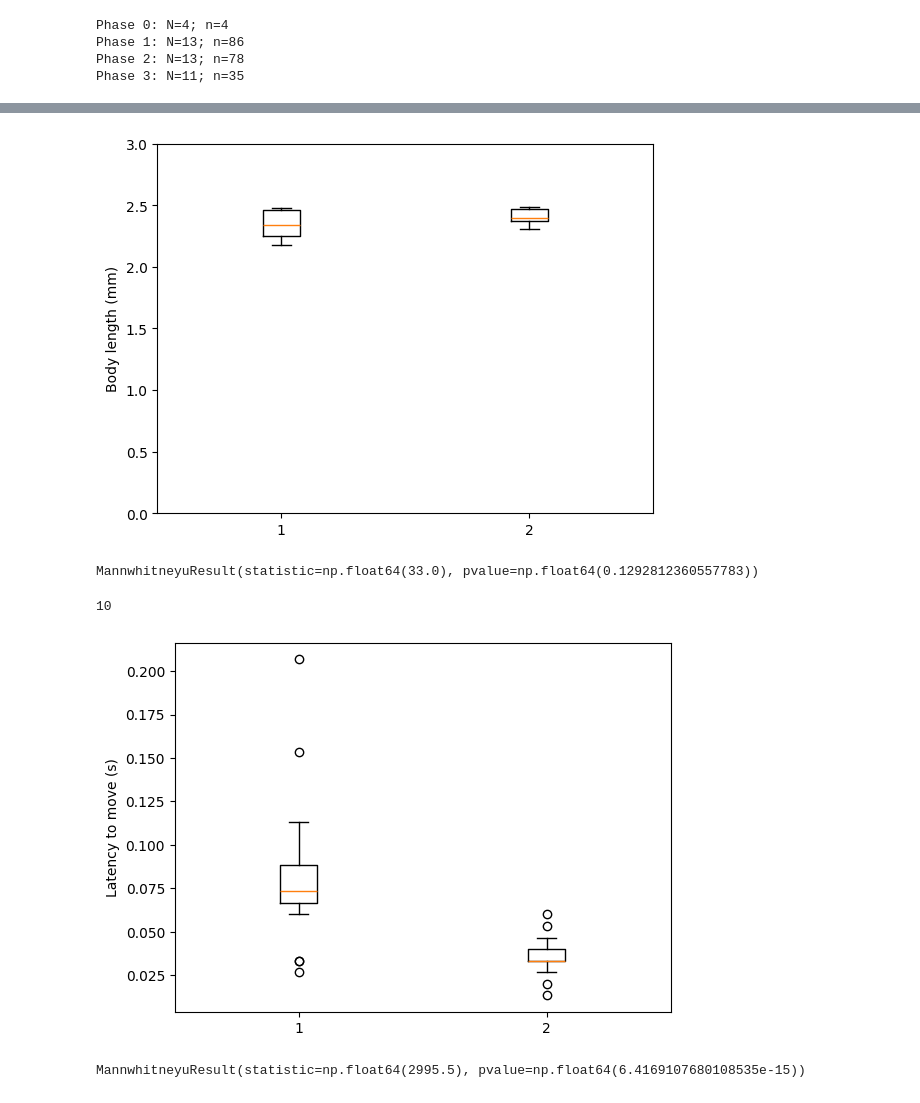
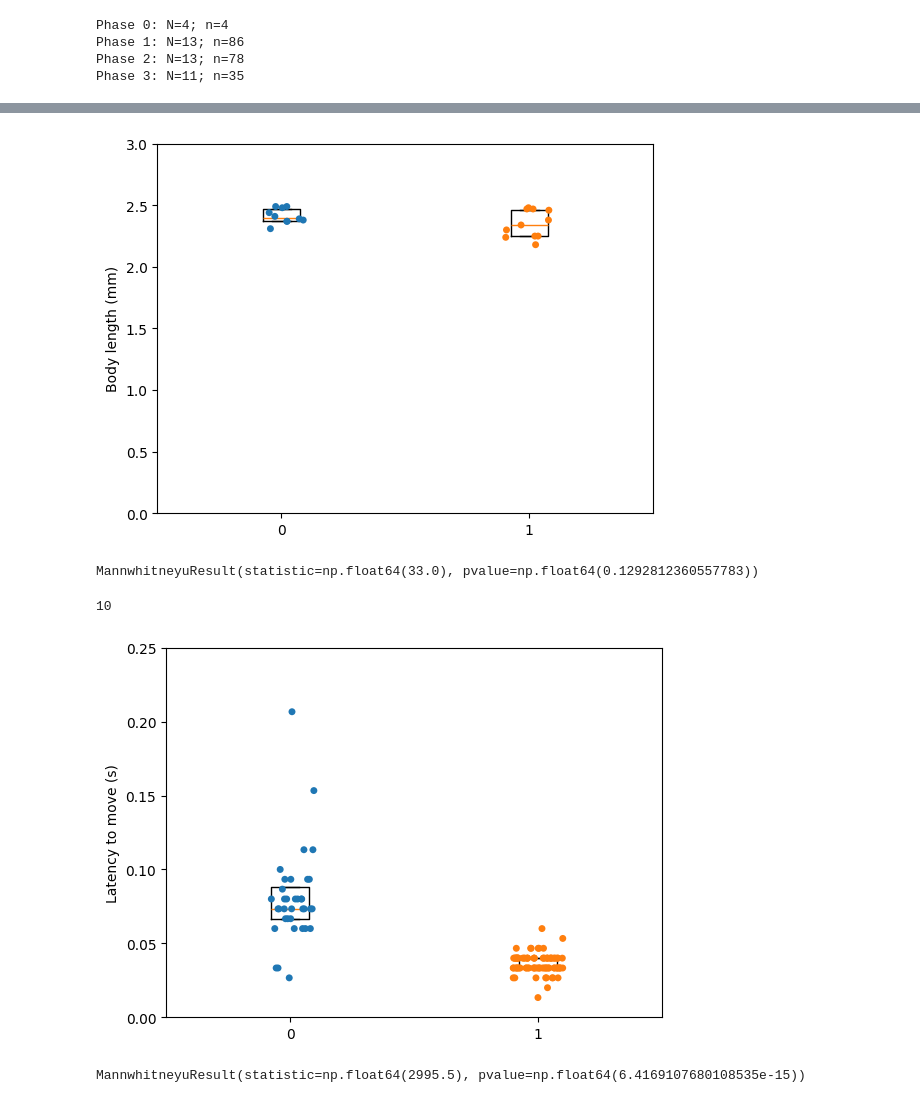
Before and after one commit to chrisjdallmann/roadrunner, a Jupyter notebook: code/gap-crossing_analysis.ipynb, the cells around one changed output, grey strips where cells are left out. Saved outputs shown, nothing was run; the diff lists cells and outputs as text; code cells hidden in the pictures.

```diff
--- a/code/gap-crossing_analysis.ipynb
+++ b/code/gap-crossing_analysis.ipynb
@@ -114,16 +115,17 @@ df_rr = df_rr[['animal_id', 'body_length']].drop_duplicates()
 length_rr = df_rr.body_length.tolist()
 
 # Plot length
-plt.boxplot([length_ctrl, length_rr], positions=[1,2])
+plt.boxplot([length_rr, length_ctrl], positions=[0,1], showfliers=False, whis=0)
+sns.stripplot([length_rr, length_ctrl])
 plt.ylabel('Body length (mm)')
 plt.ylim([0,3])
-#plt.savefig(r'C:\Users\Chris\Desktop\figure.eps', format='eps', transparent=True)
+plt.savefig(r'C:\Users\Chris\Desktop\figure.eps', format='eps', transparent=True)
 plt.show()
 
 # Mann-Whitney U test for non-normally distributed (nonparametric) data
 scipy.stats.mannwhitneyu(length_ctrl,length_rr)
 # %% [output]
-[figure, old version]
+[figure, new version]
 MannwhitneyuResult(statistic=np.float64(33.0), pvalue=np.float64(0.1292812360557783))
 # %%
 len(length_rr)
@@ -132,29 +134,31 @@ len(length_rr)
 # %%
 # Plot latency to move
 
 # Load data and calculate latency
 dataset = 'gap_rr_cschrimson.csv'
-df_RR = pd.read_csv(data_dir+dataset)
-df_RR = df_RR.dropna(subset=["movement_onset"])
-latency_to_move_RR = (df_RR["movement_onset"] - df_RR["stimulus_onset"]) / sampling_rate
-latency_to_move_RR = latency_to_move_RR.tolist()
+df_rr = pd.read_csv(data_dir+dataset)
+df_rr = df_rr.dropna(subset=["movement_onset"])
+latency_to_move_rr = (df_rr["movement_onset"] - df_rr["stimulus_onset"]) / sampling_rate
+latency_to_move_rr = latency_to_move_rr.tolist()
 
 dataset = 'gap_mdn_cschrimson.csv'
-df_MDN = pd.read_csv(data_dir+dataset)
-df_MDN = df_MDN.dropna(subset=["movement_onset"])
-latency_to_move_MDN = (df_MDN["movement_onset"] - df_MDN["stimulus_onset"]) / sampling_rate
-latency_to_move_MDN = latency_to_move_MDN.tolist()
+df_mdn = pd.read_csv(data_dir+dataset)
+df_mdn = df_mdn.dropna(subset=["movement_onset"])
+latency_to_move_mdn = (df_mdn["movement_onset"] - df_mdn["stimulus_onset"]) / sampling_rate
+latency_to_move_mdn = latency_to_move_mdn.tolist()
 
 # Plot latency
-plt.boxplot([latency_to_move_RR, latency_to_move_MDN], positions=[1,2])
+plt.boxplot([latency_to_move_rr, latency_to_move_mdn], positions=[0,1], showfliers=False, whis=0)
+sns.stripplot([latency_to_move_rr, latency_to_move_mdn])
 plt.ylabel('Latency to move (s)')
-#plt.savefig(r'C:\Users\Chris\Desktop\gap-crossing.eps', format='eps', transparent=True)
+plt.ylim([0,0.25])
+plt.savefig(r'C:\Users\Chris\Desktop\figure.eps', format='eps', transparent=True)
 plt.show()
 
 # Mann-Whitney U test for non-normally distributed (nonparametric) data
-scipy.stats.mannwhitneyu(latency_to_move_RR,latency_to_move_MDN)
+scipy.stats.mannwhitneyu(latency_to_move_rr,latency_to_move_mdn)
 # %% [output]
-[figure, old version]
+[figure, new version]
 MannwhitneyuResult(statistic=np.float64(2995.5), pvalue=np.float64(6.4169107680108535e-15))
 # %%
 ## Kernel density estimation
```
Also changed, not shown: parts of 5 cells of this notebook, 2 other files.
